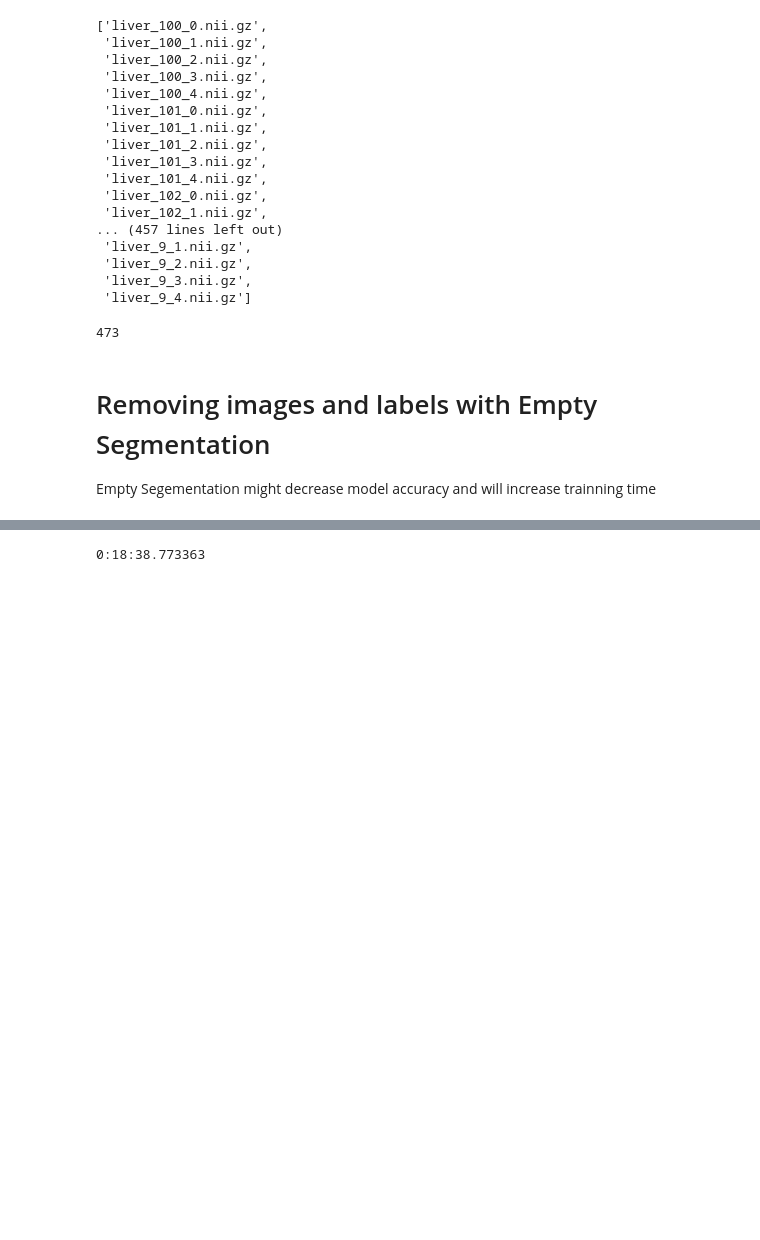
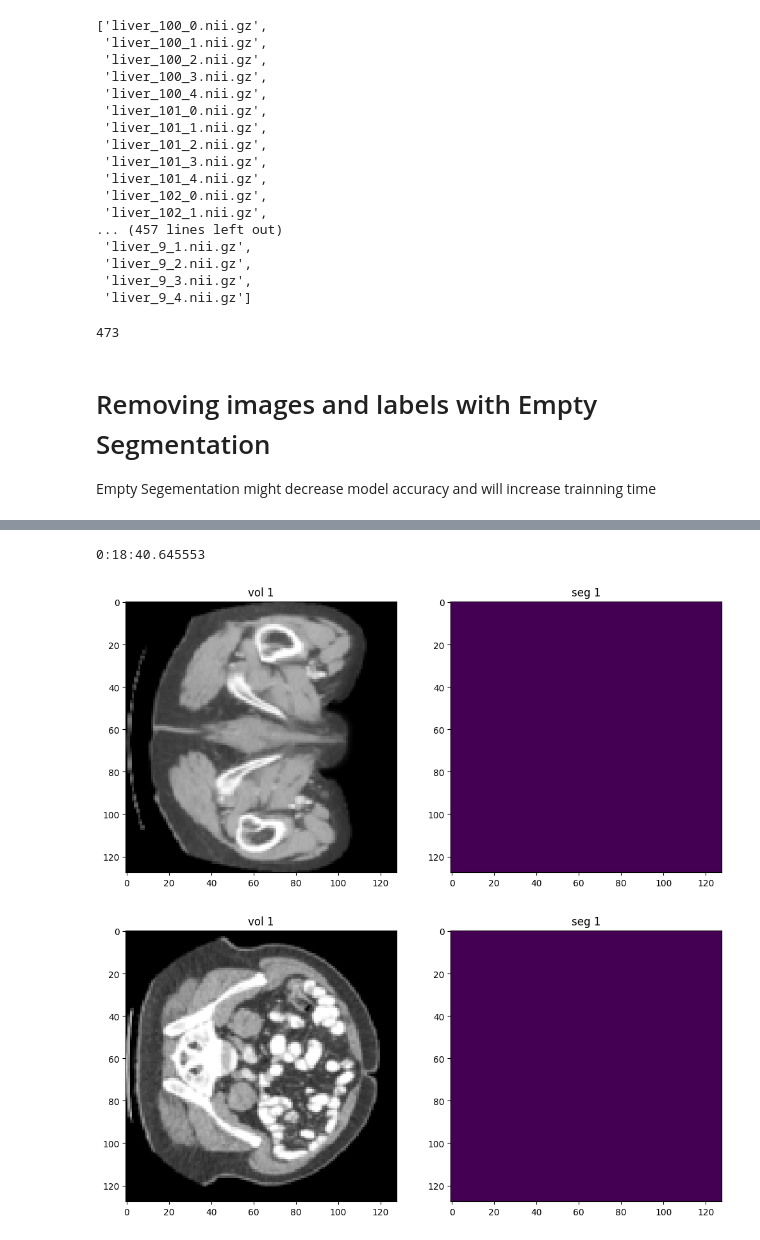
Before and after one commit to dikshantsharma12/Computer-Vision, a Jupyter notebook: Image Segmentation/Data Preparation.ipynb, the cells around one changed output, grey strips where cells are left out. Cells and saved outputs as stored; diff of their text form; code cells hidden in the pictures; blank space fills up the shorter version.

Commit message:
data preparation done

```diff
--- a/Image Segmentation/Data Preparation.ipynb
+++ b/Image Segmentation/Data Preparation.ipynb
@@ -269,7 +237,0 @@ from datetime import datetime
-# %%
-in_dir=r"C:\Users\Dikshant Sharma\Documents\Github\Computer Vision\Image Segmentation\data\train_test"
-startTime = datetime.now()
-train_loader, test_loader = prepare(in_dir,cache=True)
-print(datetime.now() - startTime)
-# %% [output]
-0:18:38.773363
@@ -275,0 +271,13 @@ print(datetime.now() - startTime)
+# %%
+in_dir=r"C:\Users\Dikshant Sharma\Documents\Github\Computer Vision\Image Segmentation\data\train_test"
+startTime = datetime.now()
+train_loader, test_loader = prepare(in_dir,cache=True)
+print(datetime.now() - startTime)
+# %% [output]
+0:18:40.645553
+# %%
+patient=[train_loader, test_loader]
+show_patient(patient,test=True)
+# %% [output]
+[figure, added]
+[figure, added]
```
Also changed, not shown: parts of 8 cells of this notebook.
